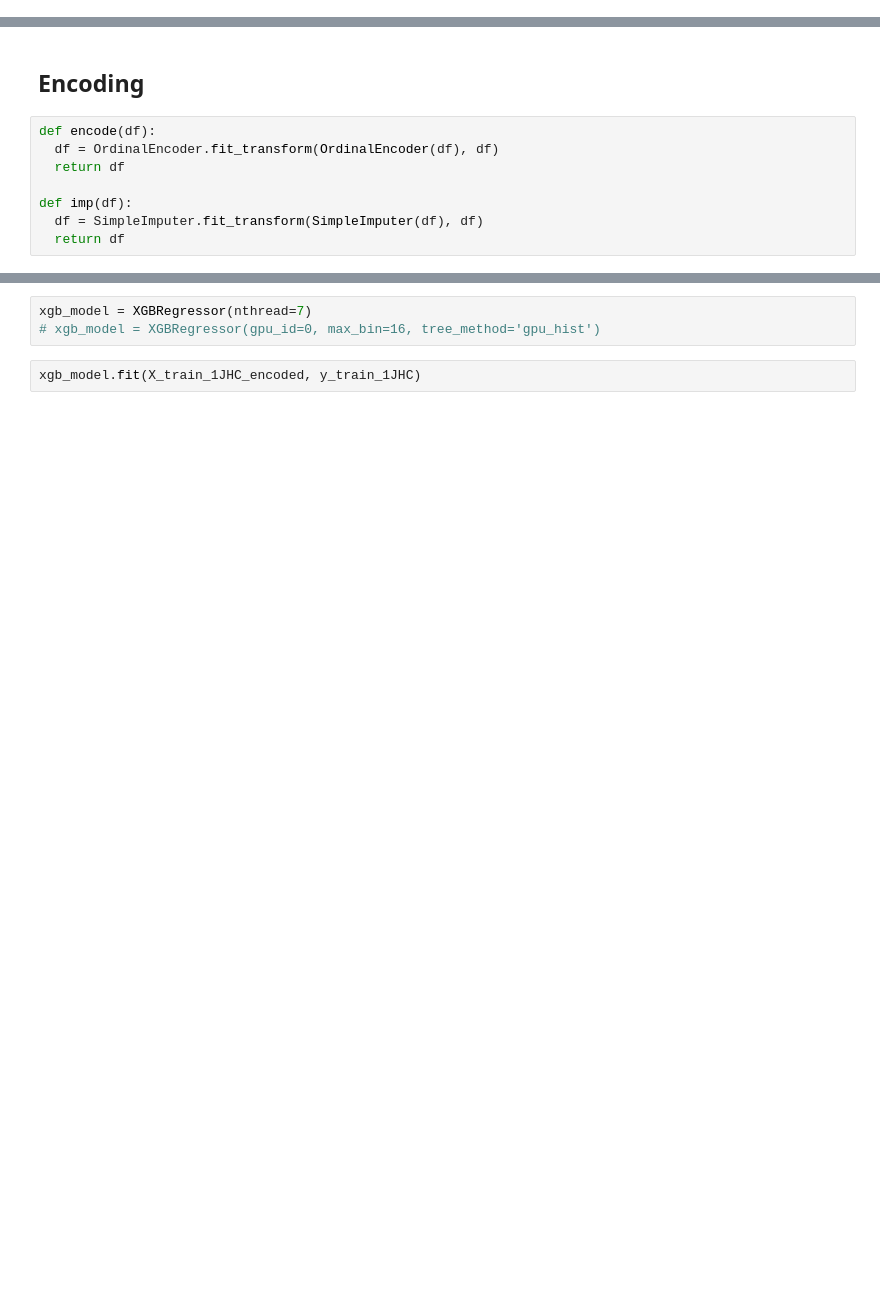
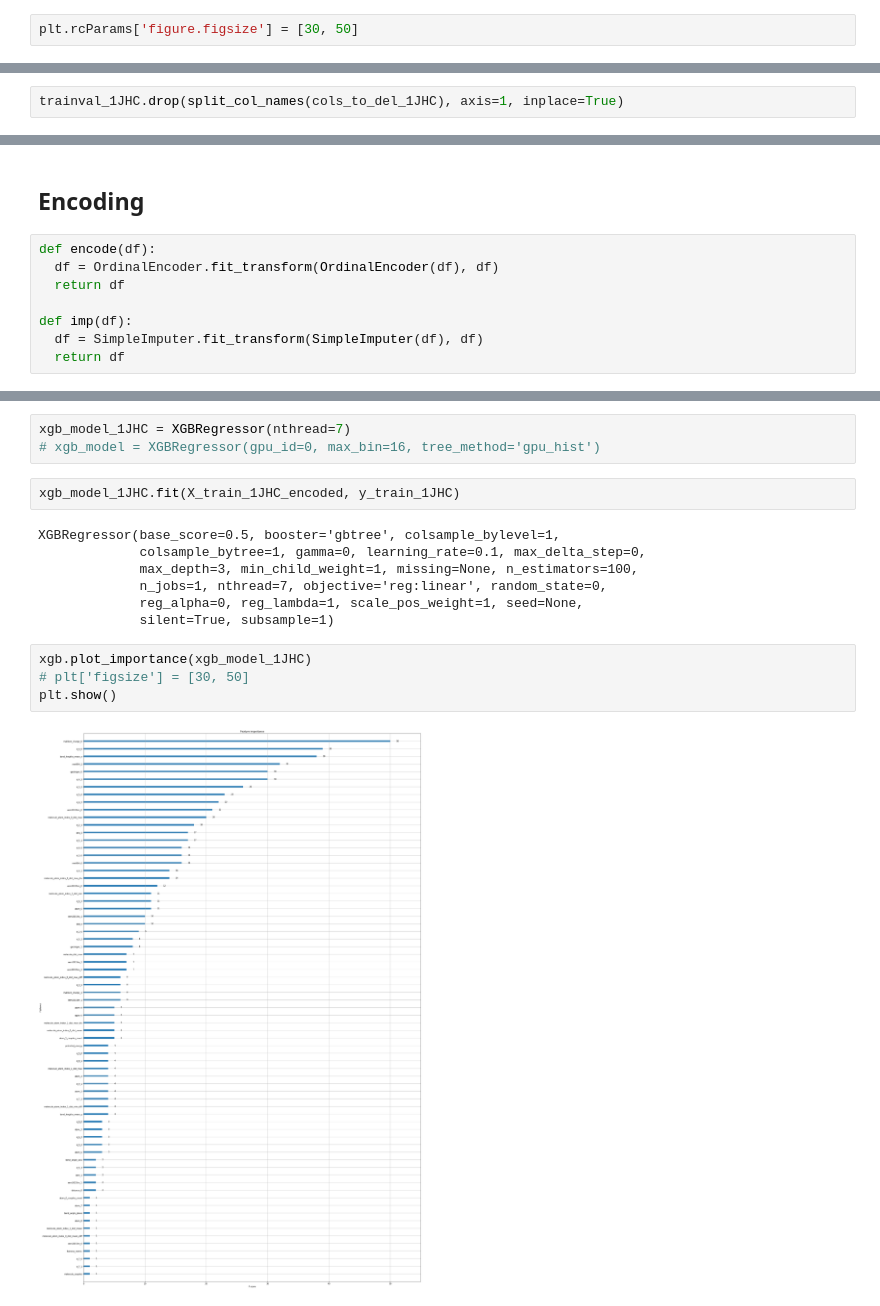
Before and after one commit to Atum19/PredictingMolecularProperties, a Jupyter notebook: all_data.ipynb, the cells around one changed output, grey strips where cells are left out. Saved outputs shown, nothing was run; the diff lists cells and outputs as text; blank space fills up the shorter version.

```diff
--- a/all_data.ipynb
+++ b/all_data.ipynb
@@ -25,6 +25,8 @@ from category_encoders import OrdinalEncoder, OneHotEncoder
 from scipy.stats import randint, uniform
 # %%
 from functools import reduce
+# %%
+plt.rcParams['figure.figsize'] = [30, 50]
 # %%
 train = pd.read_csv(f'./data/train.csv')
 test = pd.read_csv(f'./data/test.csv')
@@ -626,2 +629,4 @@ trainval_3JHN = merged_trn_dist[merged_trn_dist['type'] == '3JHN']
 # %%
 cols_to_del_1JHC = ['dip_cop_0	dip_cop_1	dip_cop_0_1', ]
+# %%
+trainval_1JHC.drop(split_col_names(cols_to_del_1JHC), axis=1, inplace=True)
@@ -800,5 +846,18 @@ X_train_1JHC_encoded.head()
 # %%
-xgb_model = XGBRegressor(nthread=7)
+xgb_model_1JHC = XGBRegressor(nthread=7)
 # xgb_model = XGBRegressor(gpu_id=0, max_bin=16, tree_method='gpu_hist')
 # %%
-xgb_model.fit(X_train_1JHC_encoded, y_train_1JHC)
+xgb_model_1JHC.fit(X_train_1JHC_encoded, y_train_1JHC)
+# %% [output]
+XGBRegressor(base_score=0.5, booster='gbtree', colsample_bylevel=1,
+             colsample_bytree=1, gamma=0, learning_rate=0.1, max_delta_step=0,
+             max_depth=3, min_child_weight=1, missing=None, n_estimators=100,
+             n_jobs=1, nthread=7, objective='reg:linear', random_state=0,
+             reg_alpha=0, reg_lambda=1, scale_pos_weight=1, seed=None,
+             silent=True, subsample=1)
+# %%
+xgb.plot_importance(xgb_model_1JHC)
+# plt['figsize'] = [30, 50]
+plt.show()
+# %% [output]
+[figure, added]
```
Also changed, not shown: parts of 43 cells of this notebook.
